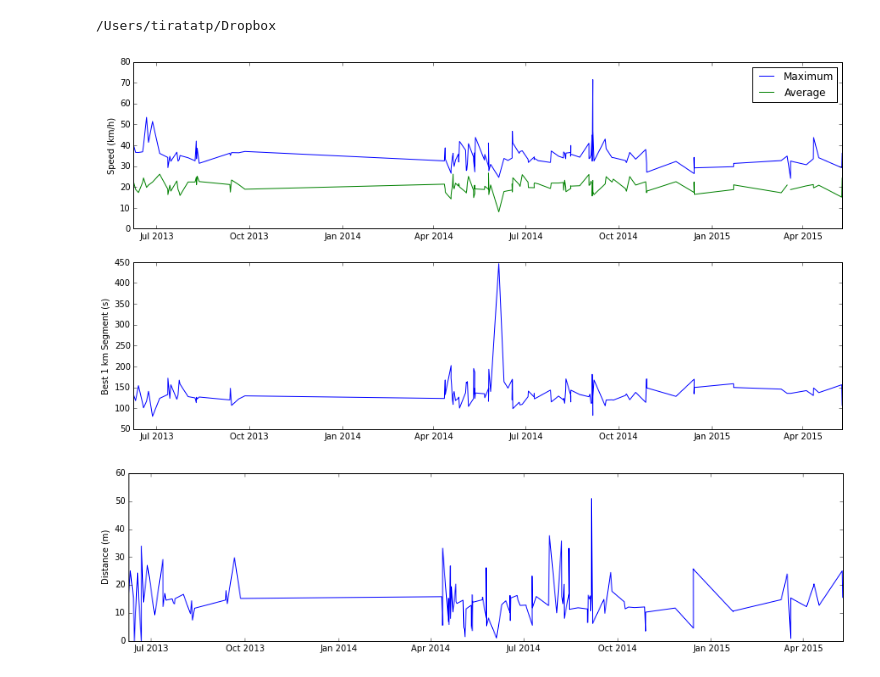
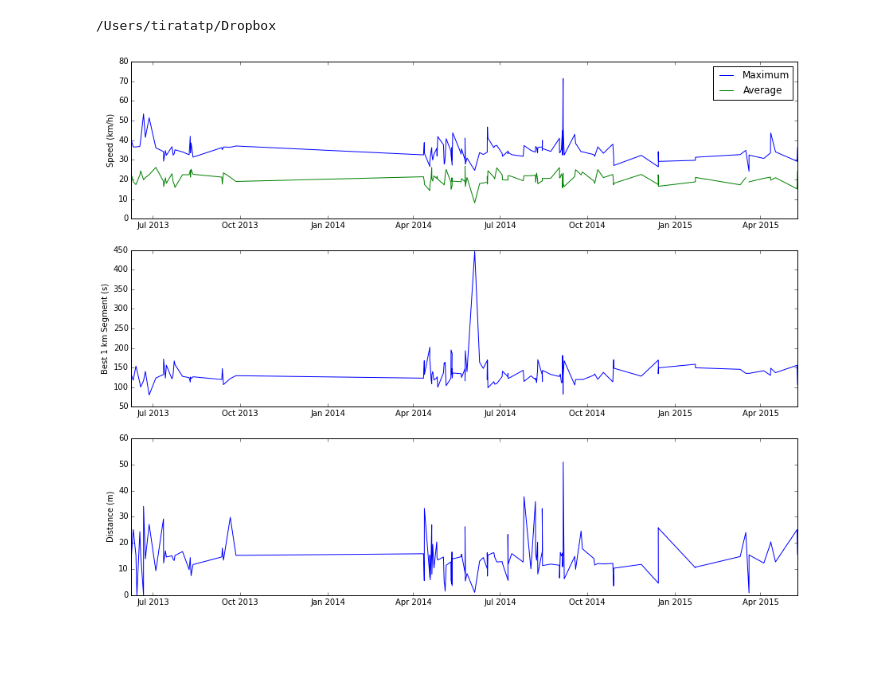
Before and after one commit to nuttyknot/endomondo_stats, a Jupyter notebook: Endomondo.ipynb, the cells around one changed output. Cells and saved outputs as stored; diff of their text form; code cells hidden in the pictures; blank space fills up the shorter version.

Commit message:
Fixed extra figure

```diff
--- a/Endomondo.ipynb
+++ b/Endomondo.ipynb
@@ -179,33 +179,31 @@ for a in activities:
             if fastest is None:
                 fastest = s['time']
             elif fastest > s['time']:
                 fastest = s['time']
     if fastest is not None:
         x.append(a['start_datetime'])
         #y.append(timedelta(seconds=fastest))
         y.append(fastest)
 
 ax2 = fig.add_subplot(312)
 # uncomment this to set ymin to 0
 #ax2.set_ylim(bottom=0)
 ax2.plot(x,y)
 ax2.set_ylabel('Best 1 km Segment (s)')
 
 x = []
 y = []
 for a in activities:
     if a['type'] != 'biking':
         continue
     if a['distance_meters'] is not None:
         x.append(a['start_datetime'])
         y.append(a['distance_meters'] / 1000.0)
-fig = plt.figure()
 ax3 = fig.add_subplot(313)
 ax3.plot(x,y)
 ax3.set_ylabel('Distance (m)')
 plt.legend(loc=0)
 
 plt.show()
 # %% [output]
-[figure, old version]
+[figure, new version]
-[figure, removed]
```
